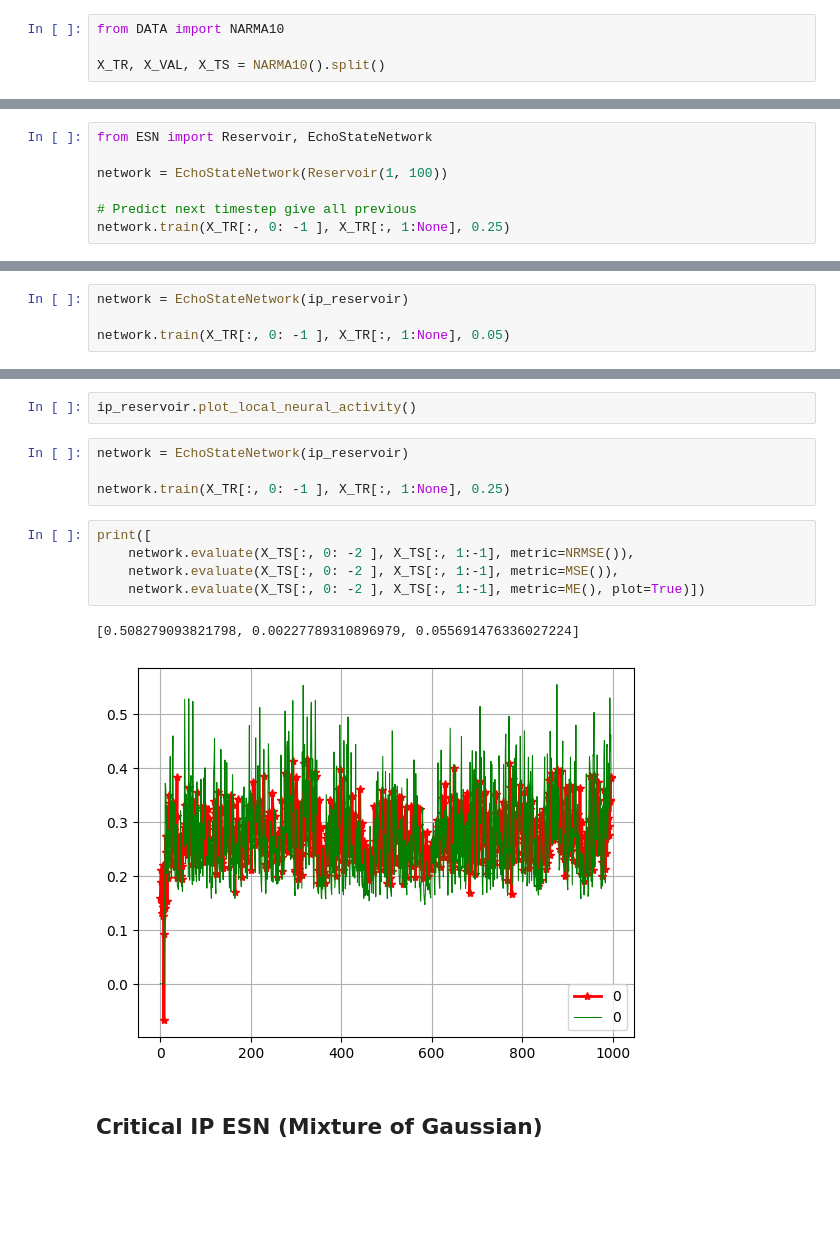
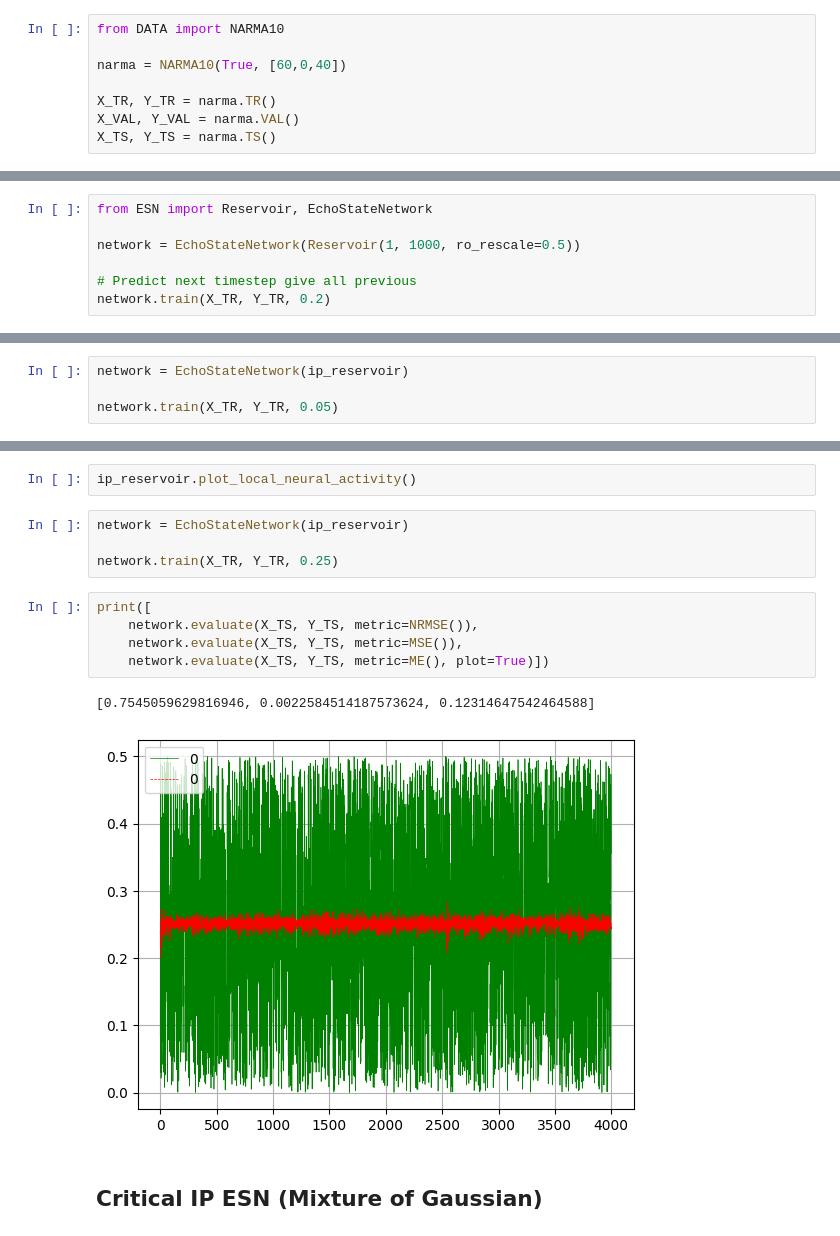
Before and after one commit to Sergio-Ltr/Generalized-Intrinsic-Plasticity, a Jupyter notebook: experiments.ipynb, the cells around one changed output, grey strips where cells are left out. Drawn from its saved outputs; the diff is of its cells as text; blank space fills up the shorter version.

Commit message:
NARMA10 Y_DATA Import fixed

```diff
--- a/experiments.ipynb
+++ b/experiments.ipynb
@@ -3,4 +3,8 @@
 # %%
 from DATA import NARMA10
 
-X_TR, X_VAL, X_TS = NARMA10().split()
+narma = NARMA10(True, [60,0,40])
+
+X_TR, Y_TR = narma.TR()
+X_VAL, Y_VAL = narma.VAL()
+X_TS, Y_TS = narma.TS()
@@ -29,10 +21,10 @@ torch.Size([1, 7999])
 # %%
 from ESN import Reservoir, EchoStateNetwork
 
-network = EchoStateNetwork(Reservoir(1, 100))
+network = EchoStateNetwork(Reservoir(1, 1000, ro_rescale=0.5))
 
 # Predict next timestep give all previous
-network.train(X_TR[:, 0: -1 ], X_TR[:, 1:None], 0.25)
+network.train(X_TR, Y_TR, 0.2)
 # %%
 from Metrics import MSE, ME, NRMSE
 
@@ -121,7 +95,7 @@ ip_reservoir.plot_local_neural_activity()
 # %%
 network = EchoStateNetwork(ip_reservoir)
 
-network.train(X_TR[:, 0: -1 ], X_TR[:, 1:None], 0.05)
+network.train(X_TR, Y_TR, 0.05)
 # %% [markdown]
 ### ESN Evaluation
 # %%
@@ -205,15 +175,15 @@ ip_reservoir.plot_local_neural_activity()
 # %%
 network = EchoStateNetwork(ip_reservoir)
 
-network.train(X_TR[:, 0: -1 ], X_TR[:, 1:None], 0.25)
+network.train(X_TR, Y_TR, 0.25)
 # %%
 print([
-    network.evaluate(X_TS[:, 0: -2 ], X_TS[:, 1:-1], metric=NRMSE()),
-    network.evaluate(X_TS[:, 0: -2 ], X_TS[:, 1:-1], metric=MSE()),
-    network.evaluate(X_TS[:, 0: -2 ], X_TS[:, 1:-1], metric=ME(), plot=True)])
+    network.evaluate(X_TS, Y_TS, metric=NRMSE()),
+    network.evaluate(X_TS, Y_TS, metric=MSE()),
+    network.evaluate(X_TS, Y_TS, metric=ME(), plot=True)])
 # %% [output]
-[0.508279093821798, 0.00227789310896979, 0.055691476336027224]
+[0.7545059629816946, 0.0022584514187573624, 0.12314647542464588]
-[figure, old version]
+[figure, new version]
 # %% [markdown]
 ## Critical IP ESN (Mixture of Gaussian)
 # %%
```
Also changed, not shown: parts of 31 cells of this notebook, 5 other files.
